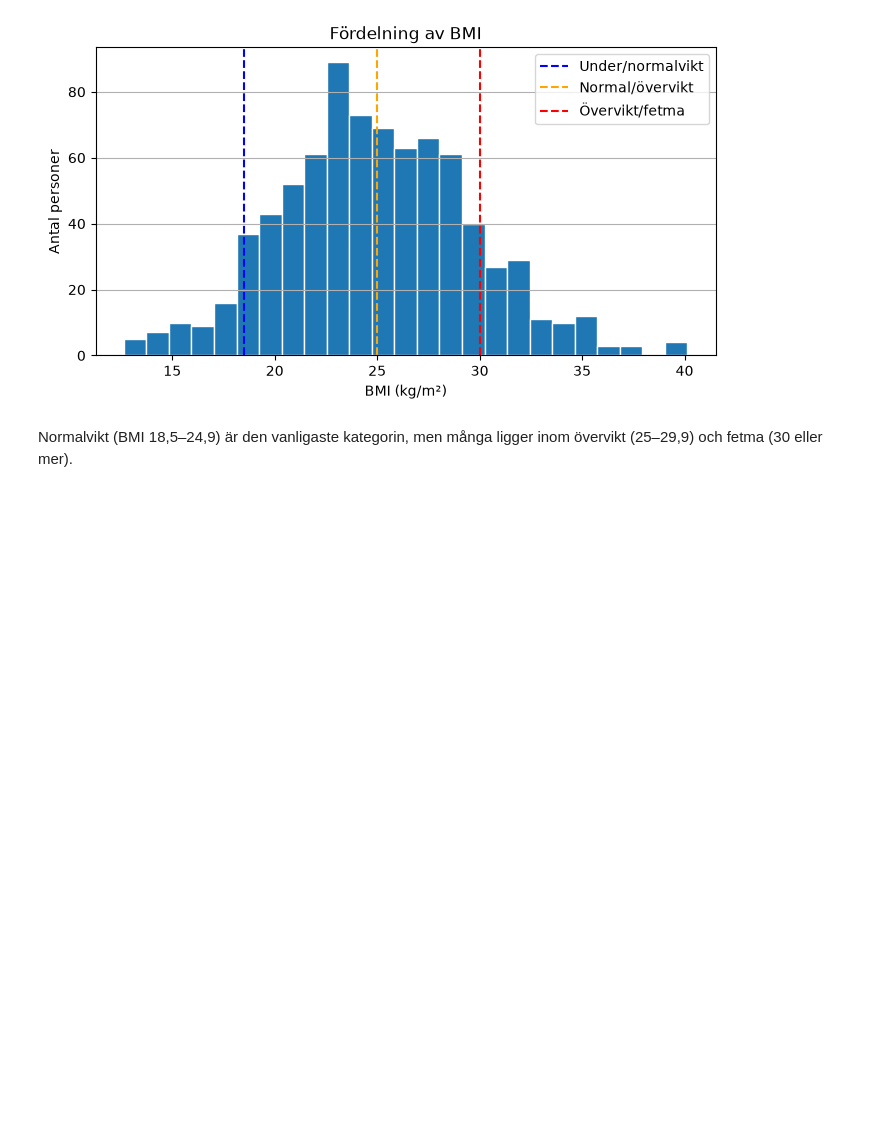
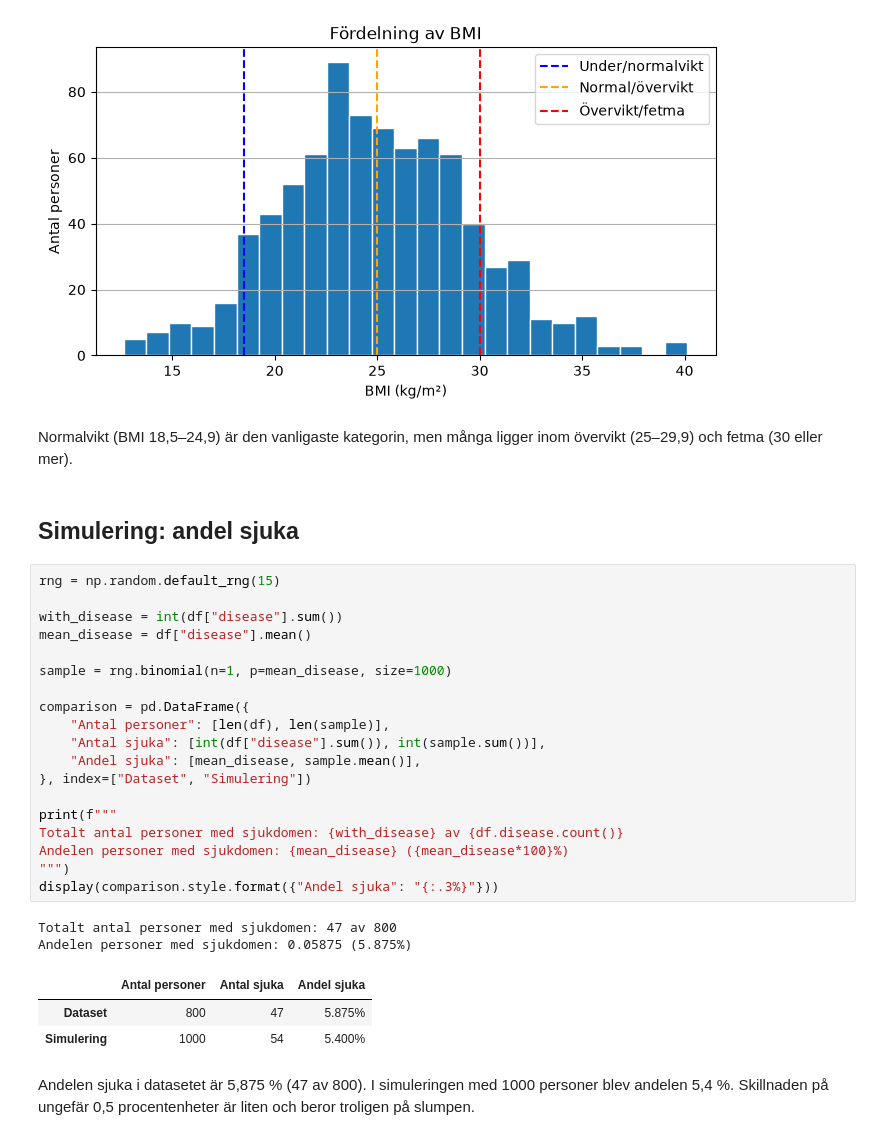
Before and after one commit to Jujbraga/halsostudie, a Jupyter notebook: report.ipynb, the cells around one changed output. Saved outputs shown, nothing was run; the diff lists cells and outputs as text; blank space fills up the shorter version.

Commit message:
add disease simulation

```diff
--- a/report.ipynb
+++ b/report.ipynb
@@ -135,3 +134,32 @@ plt.show()
 [figure]
 # %% [markdown]
 Normalvikt (BMI 18,5–24,9) är den vanligaste kategorin, men många ligger inom övervikt (25–29,9) och fetma (30 eller mer).
+# %% [markdown]
+## Simulering: andel sjuka
+# %%
+rng = np.random.default_rng(15)
+
+with_disease = int(df["disease"].sum())
+mean_disease = df["disease"].mean()
+
+sample = rng.binomial(n=1, p=mean_disease, size=1000)
+
+comparison = pd.DataFrame({
+    "Antal personer": [len(df), len(sample)],
+    "Antal sjuka": [int(df["disease"].sum()), int(sample.sum())],
+    "Andel sjuka": [mean_disease, sample.mean()],
+}, index=["Dataset", "Simulering"])
+
+print(f"""
+Totalt antal personer med sjukdomen: {with_disease} av {df.disease.count()}
+Andelen personer med sjukdomen: {mean_disease} ({mean_disease*100}%)
+""")
+display(comparison.style.format({"Andel sjuka": "{:.3%}"}))
+# %% [output]
+Totalt antal personer med sjukdomen: 47 av 800
+Andelen personer med sjukdomen: 0.05875 (5.875%)
+|  | Antal personer | Antal sjuka | Andel sjuka |
+| Dataset | 800 | 47 | 5.875% |
+| Simulering | 1000 | 54 | 5.400% |
+# %% [markdown]
+Andelen sjuka i datasetet är 5,875 % (47 av 800). I simuleringen med 1000 personer blev andelen 5,4 %. Skillnaden på ungefär 0,5 procentenheter är liten och beror troligen på slumpen.
```
Also changed, not shown: parts of 1 cell of this notebook.
